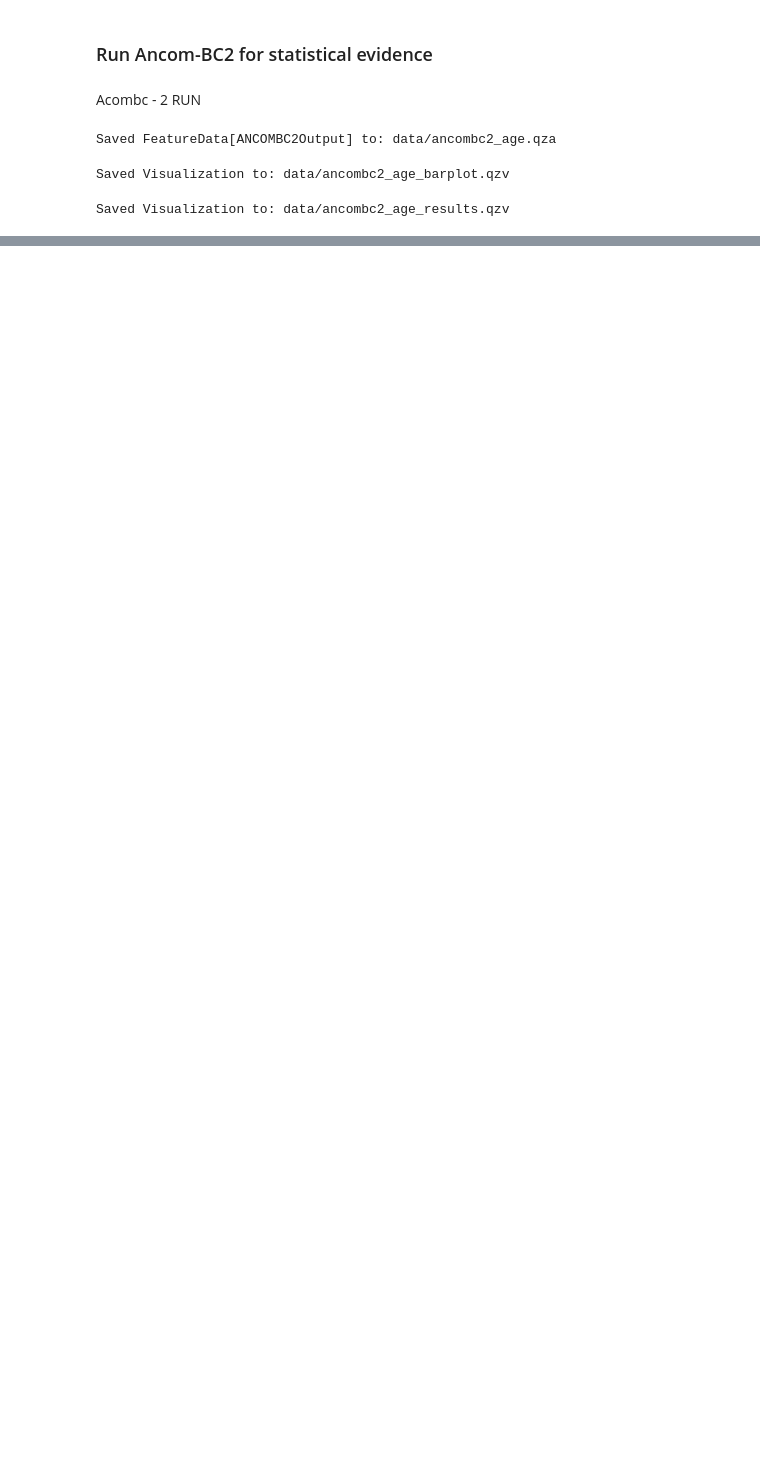
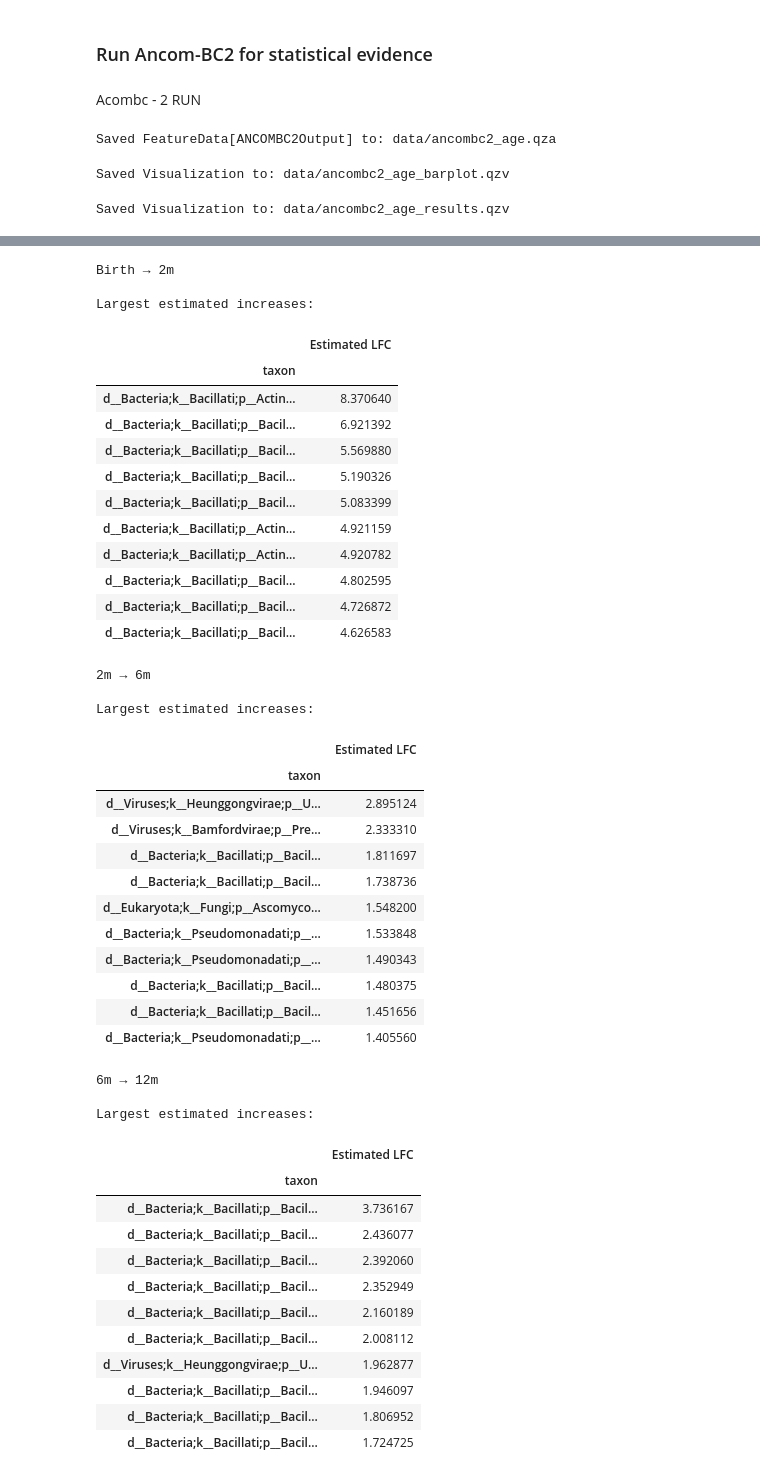
Before and after one commit to tpayer-eng/MicroOdyssey_clean, a Jupyter notebook: scripts/02_taxonomicclassification/Taxonomic_annotation_heatmap.ipynb, the cells around one changed output, grey strips where cells are left out. Saved outputs shown, nothing was run; the diff lists cells and outputs as text; code cells hidden in the pictures; blank space fills up the shorter version.

```diff
--- a/scripts/02_taxonomicclassification/Taxonomic_annotation_heatmap.ipynb
+++ b/scripts/02_taxonomicclassification/Taxonomic_annotation_heatmap.ipynb
@@ -176,0 +276,54 @@ Saved Visualization to: data/ancombc2_age_results.qzv
+# %%
+for comparison in transitions.columns:
+    print(comparison)
+
+    values = transitions[comparison].dropna()
+
+    print("\nLargest estimated increases:")
+    display(values.nlargest(10).to_frame("Estimated LFC"))
+# %% [output]
+Birth → 2m
+
+Largest estimated increases:
+|  | Estimated LFC |
+| taxon |  |
+| d__Bacteria;k__Bacillati;p__Actin... | 8.370640 |
+| d__Bacteria;k__Bacillati;p__Bacil... | 6.921392 |
+| d__Bacteria;k__Bacillati;p__Bacil... | 5.569880 |
+| d__Bacteria;k__Bacillati;p__Bacil... | 5.190326 |
+| d__Bacteria;k__Bacillati;p__Bacil... | 5.083399 |
+| d__Bacteria;k__Bacillati;p__Actin... | 4.921159 |
+| d__Bacteria;k__Bacillati;p__Actin... | 4.920782 |
+| d__Bacteria;k__Bacillati;p__Bacil... | 4.802595 |
+| d__Bacteria;k__Bacillati;p__Bacil... | 4.726872 |
+| d__Bacteria;k__Bacillati;p__Bacil... | 4.626583 |
+2m → 6m
+
+Largest estimated increases:
+|  | Estimated LFC |
+| taxon |  |
+| d__Viruses;k__Heunggongvirae;p__U... | 2.895124 |
+| d__Viruses;k__Bamfordvirae;p__Pre... | 2.333310 |
+| d__Bacteria;k__Bacillati;p__Bacil... | 1.811697 |
+| d__Bacteria;k__Bacillati;p__Bacil... | 1.738736 |
+| d__Eukaryota;k__Fungi;p__Ascomyco... | 1.548200 |
+| d__Bacteria;k__Pseudomonadati;p__... | 1.533848 |
+| d__Bacteria;k__Pseudomonadati;p__... | 1.490343 |
+| d__Bacteria;k__Bacillati;p__Bacil... | 1.480375 |
+| d__Bacteria;k__Bacillati;p__Bacil... | 1.451656 |
+| d__Bacteria;k__Pseudomonadati;p__... | 1.405560 |
+6m → 12m
+
+Largest estimated increases:
+|  | Estimated LFC |
+| taxon |  |
+| d__Bacteria;k__Bacillati;p__Bacil... | 3.736167 |
+| d__Bacteria;k__Bacillati;p__Bacil... | 2.436077 |
+| d__Bacteria;k__Bacillati;p__Bacil... | 2.392060 |
+| d__Bacteria;k__Bacillati;p__Bacil... | 2.352949 |
+| d__Bacteria;k__Bacillati;p__Bacil... | 2.160189 |
+| d__Bacteria;k__Bacillati;p__Bacil... | 2.008112 |
+| d__Viruses;k__Heunggongvirae;p__U... | 1.962877 |
+| d__Bacteria;k__Bacillati;p__Bacil... | 1.946097 |
+| d__Bacteria;k__Bacillati;p__Bacil... | 1.806952 |
+| d__Bacteria;k__Bacillati;p__Bacil... | 1.724725 |
```
Also changed, not shown: parts of 9 cells of this notebook.
